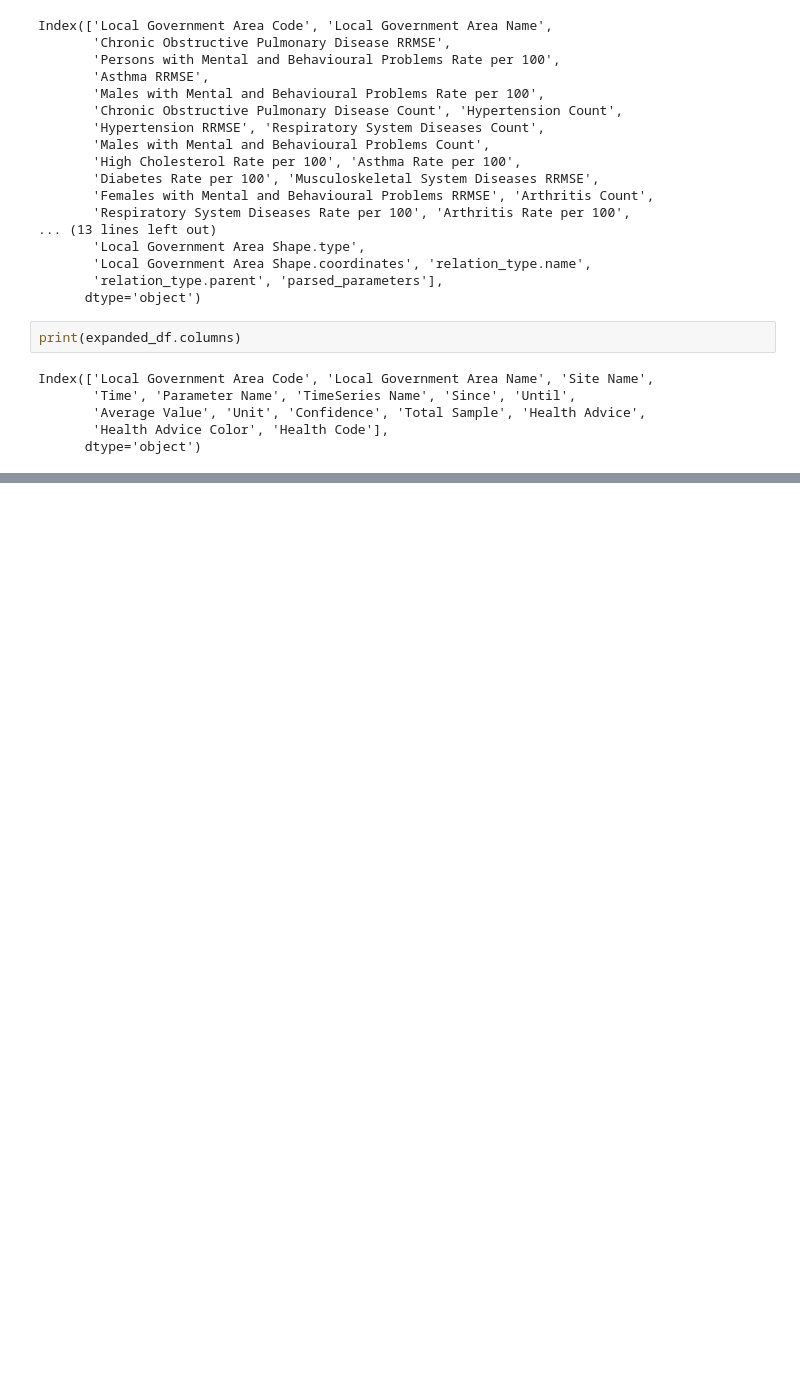
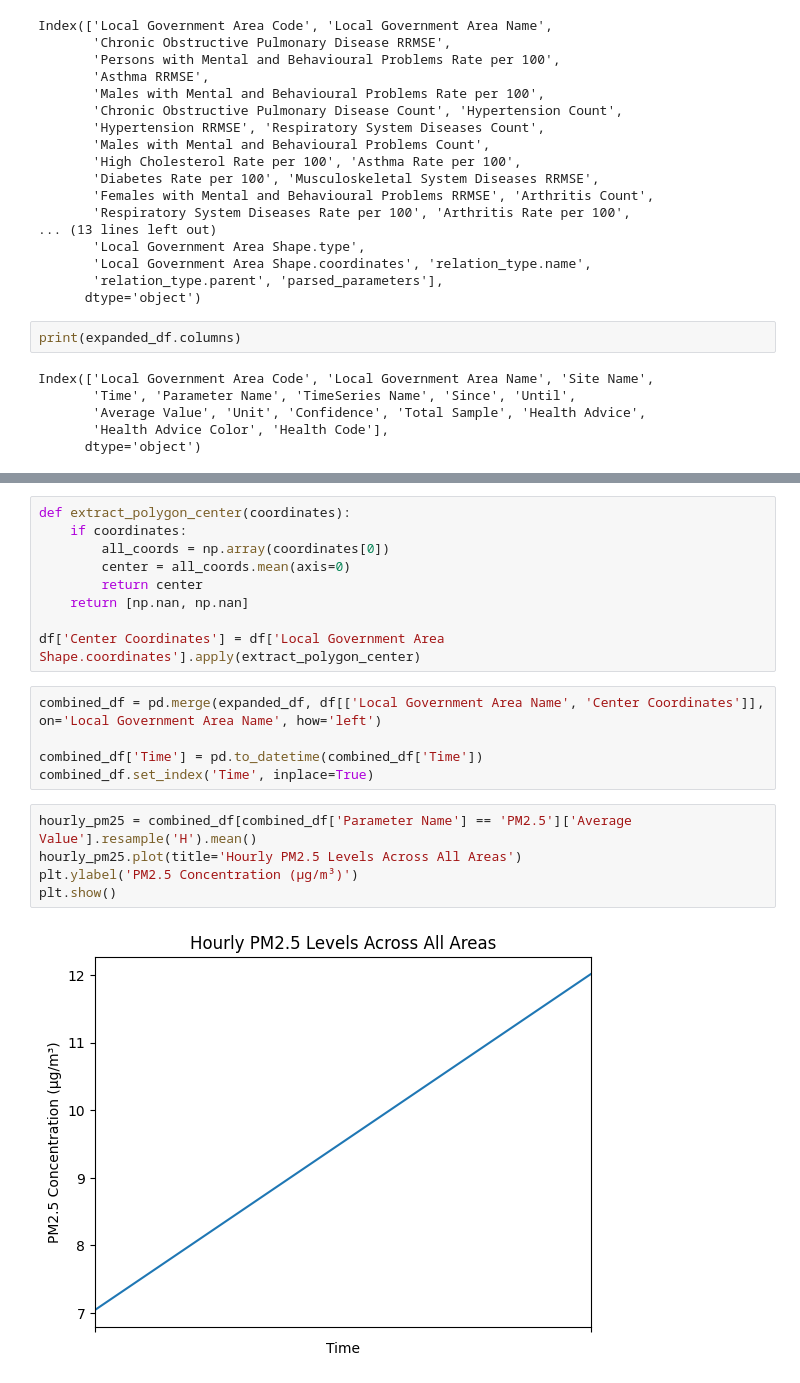
Before and after one commit to SunmaoWang/CCC2024-BigDataAnalytics, a Jupyter notebook: frontend/chronic_airpollution.ipynb, the cells around one changed output, grey strips where cells are left out. Saved outputs shown, nothing was run; the diff lists cells and outputs as text; blank space fills up the shorter version.

```diff
--- a/frontend/chronic_airpollution.ipynb
+++ b/frontend/chronic_airpollution.ipynb
@@ -188,0 +172,21 @@ plt.show()
+# %%
+def extract_polygon_center(coordinates):
+    if coordinates:
+        all_coords = np.array(coordinates[0])
+        center = all_coords.mean(axis=0)
+        return center
+    return [np.nan, np.nan]
+
+df['Center Coordinates'] = df['Local Government Area Shape.coordinates'].apply(extract_polygon_center)
+# %%
+combined_df = pd.merge(expanded_df, df[['Local Government Area Name', 'Center Coordinates']], on='Local Government Area Name', how='left')
+
+combined_df['Time'] = pd.to_datetime(combined_df['Time'])
+combined_df.set_index('Time', inplace=True)
+# %%
+hourly_pm25 = combined_df[combined_df['Parameter Name'] == 'PM2.5']['Average Value'].resample('H').mean()
+hourly_pm25.plot(title='Hourly PM2.5 Levels Across All Areas')
+plt.ylabel('PM2.5 Concentration (µg/m³)')
+plt.show()
+# %% [output]
+[figure, added]
```
Also changed, not shown: parts of 9 cells of this notebook.
